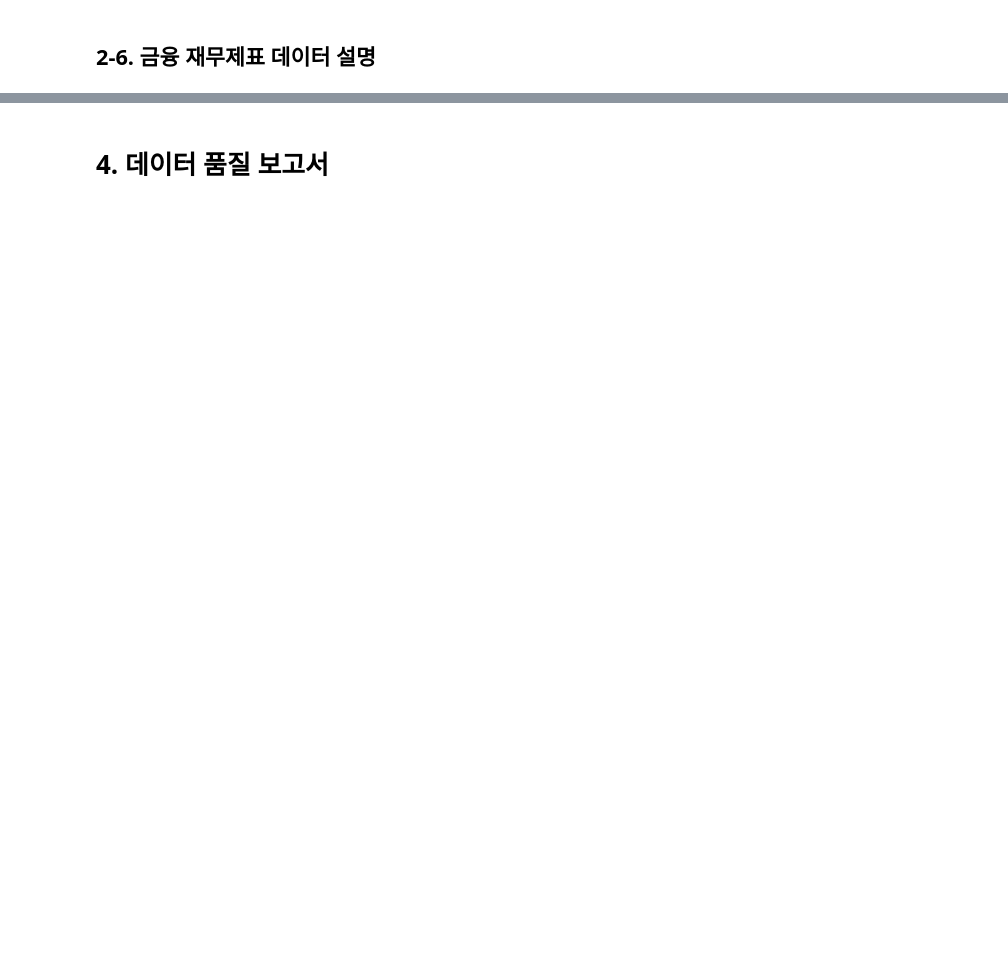
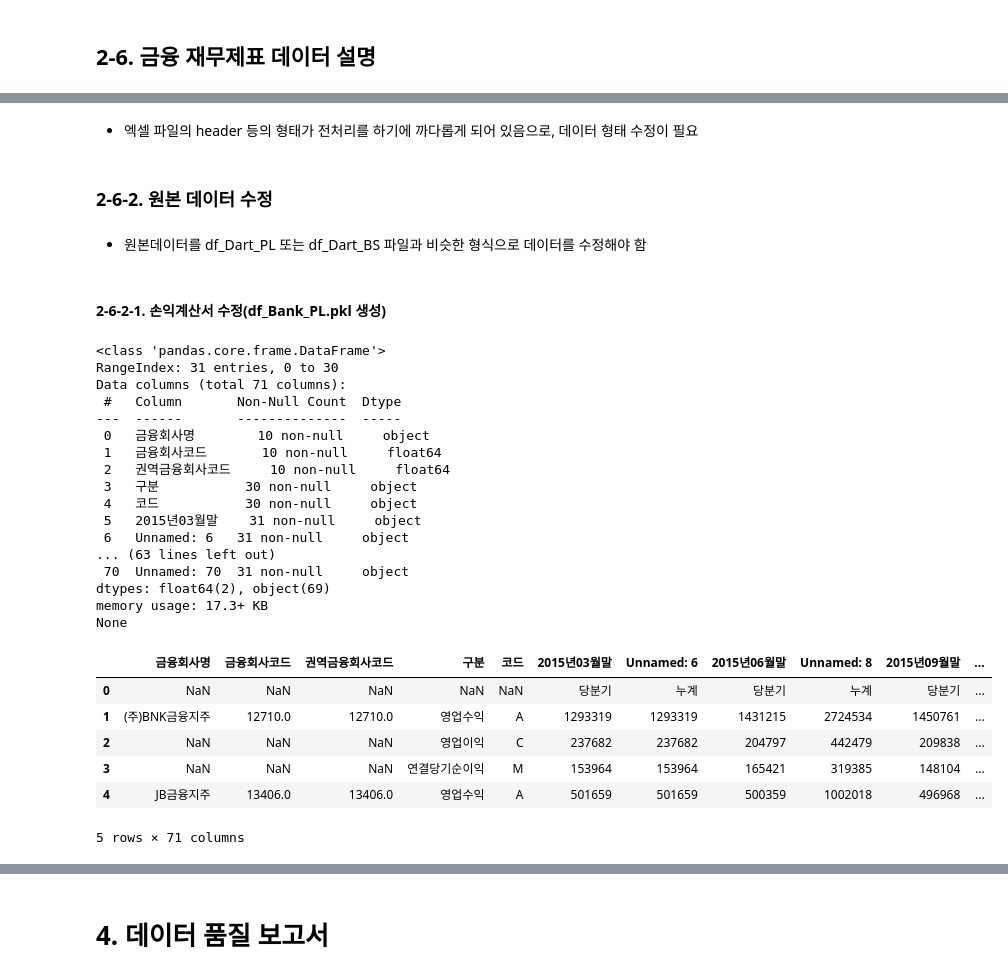
Before and after one commit to Ryong1998/snowball, a Jupyter notebook: 2_Data_Preparation.ipynb, the cells around one changed output, grey strips where cells are left out. Drawn from its saved outputs; the diff is of its cells as text; code cells hidden in the pictures; blank space fills up the shorter version.

Commit message:
목차 수정 및 2-62 부분(금융재무제표 원본데이터 수정) 구현

```diff
--- a/2_Data_Preparation.ipynb
+++ b/2_Data_Preparation.ipynb
@@ -1074,0 +1089,39 @@ df_BS.to_pickle('/content/drive/MyDrive/snowball/data/After_raw/df_BS.pkl')
+# %% [markdown]
+- 엑셀 파일의 header 등의 형태가 전처리를 하기에 까다롭게 되어 있음으로, 데이터 형태 수정이 필요
+# %% [markdown]
+### 2-6-2. 원본 데이터 수정
+# %% [markdown]
+- 원본데이터를 df_Dart_PL 또는 df_Dart_BS 파일과 비슷한 형식으로 데이터를 수정해야 함
+# %% [markdown]
+#### 2-6-2-1. 손익계산서 수정(df_Bank_PL.pkl 생성)
+# %%
+import pandas as pd
+
+df_bank_PL_raw = pd.read_excel('/content/drive/MyDrive/snowball/data/Bank_holding/금융지주 손익계산서 최종.xlsx')
+print(df_bank_PL_raw.info())
+df_bank_PL_raw.head()
+# %% [output]
+<class 'pandas.core.frame.DataFrame'>
+RangeIndex: 31 entries, 0 to 30
+Data columns (total 71 columns):
+ #   Column       Non-Null Count  Dtype
+---  ------       --------------  -----
+ 0   금융회사명        10 non-null     object
+ 1   금융회사코드       10 non-null     float64
+ 2   권역금융회사코드     10 non-null     float64
+ 3   구분           30 non-null     object
+ 4   코드           30 non-null     object
+ 5   2015년03월말    31 non-null     object
+ 6   Unnamed: 6   31 non-null     object
+... (63 lines left out)
+ 70  Unnamed: 70  31 non-null     object
+dtypes: float64(2), object(69)
+memory usage: 17.3+ KB
+None
+|  | 금융회사명 | 금융회사코드 | 권역금융회사코드 | 구분 | 코드 | 2015년03월말 | Unnamed: 6 | 2015년06월말 | Unnamed: 8 | 2015년09월말 | ... |
+| 0 | NaN | NaN | NaN | NaN | NaN | 당분기 | 누계 | 당분기 | 누계 | 당분기 | ... |
+| 1 | (주)BNK금융지주 | 12710.0 | 12710.0 | 영업수익 | A | 1293319 | 1293319 | 1431215 | 2724534 | 1450761 | ... |
+| 2 | NaN | NaN | NaN | 영업이익 | C | 237682 | 237682 | 204797 | 442479 | 209838 | ... |
+| 3 | NaN | NaN | NaN | 연결당기순이익 | M | 153964 | 153964 | 165421 | 319385 | 148104 | ... |
+| 4 | JB금융지주 | 13406.0 | 13406.0 | 영업수익 | A | 501659 | 501659 | 500359 | 1002018 | 496968 | ... |
+5 rows × 71 columns
```
Also changed, not shown: parts of 91 cells of this notebook.
